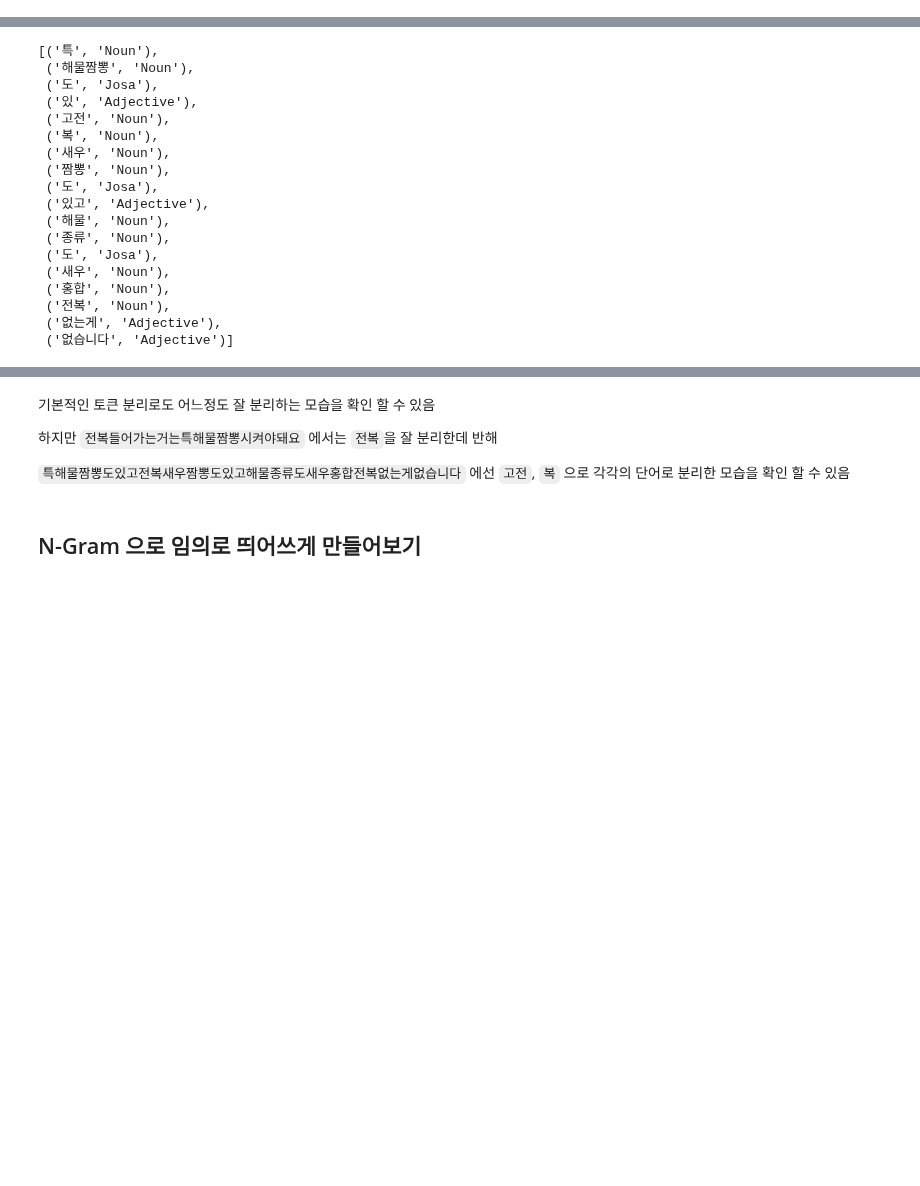
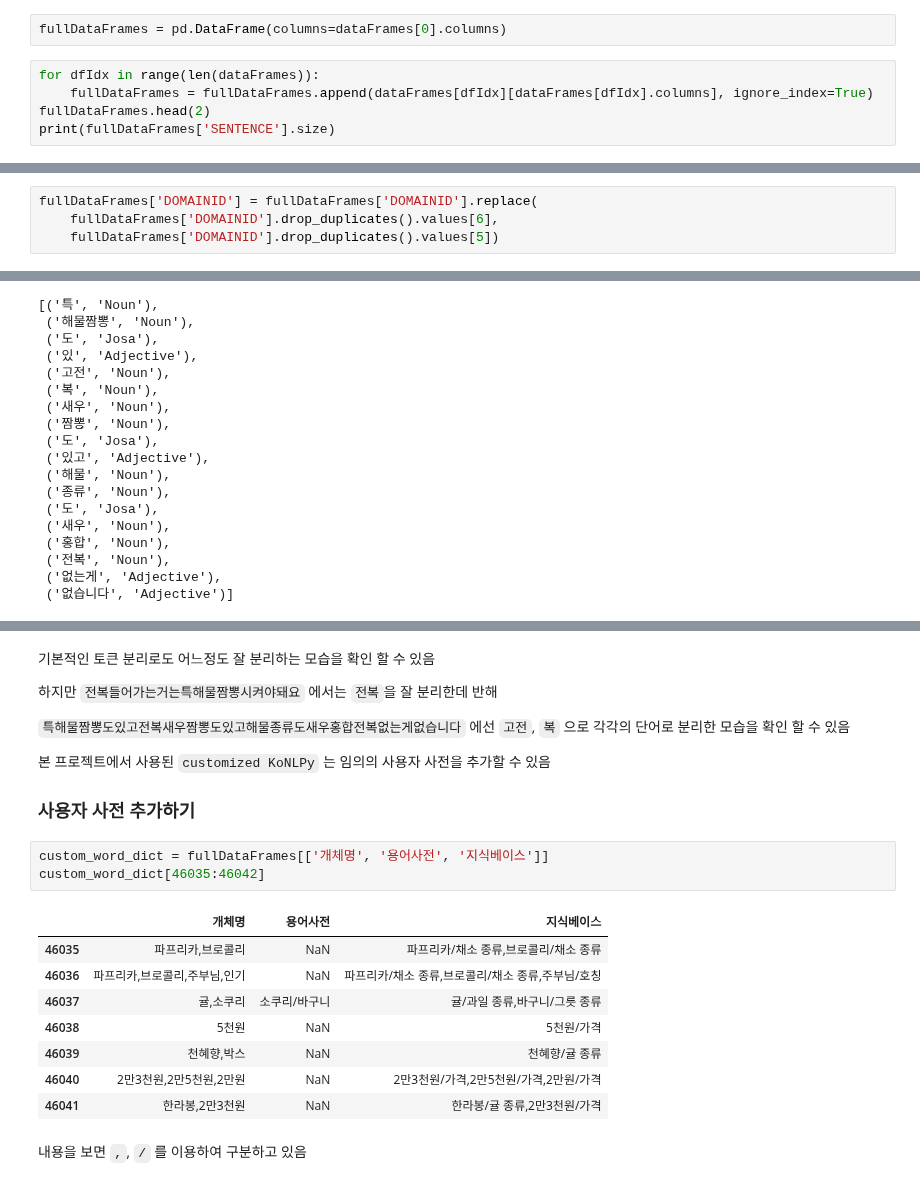
Before and after one commit to KangnamUnivShuttle/tensor_study, a Jupyter notebook: notebook/NLP/Data preprocessing.ipynb, the cells around one changed output, grey strips where cells are left out. Saved outputs shown, nothing was run; the diff lists cells and outputs as text; blank space fills up the shorter version.

```diff
--- a/notebook/NLP/Data preprocessing.ipynb
+++ b/notebook/NLP/Data preprocessing.ipynb
@@ -74,0 +69,7 @@ splitedDataFrame.head(2)
+# %%
+fullDataFrames = pd.DataFrame(columns=dataFrames[0].columns)
+# %%
+for dfIdx in range(len(dataFrames)):
+    fullDataFrames = fullDataFrames.append(dataFrames[dfIdx][dataFrames[dfIdx].columns], ignore_index=True)
+fullDataFrames.head(2)
+print(fullDataFrames['SENTENCE'].size)
@@ -74,0 +118,4 @@ splitedDataFrame.head(2)
+# %%
+fullDataFrames['DOMAINID'] = fullDataFrames['DOMAINID'].replace(
+    fullDataFrames['DOMAINID'].drop_duplicates().values[6],
+    fullDataFrames['DOMAINID'].drop_duplicates().values[5])
@@ -473,5 +498,22 @@ twitter.pos('특해물짬뽕도있고전복새우짬뽕도있고해물종류도
 하지만 `전복들어가는거는특해물짬뽕시켜야돼요` 에서는 `전복`을 잘 분리한데 반해
 
 `특해물짬뽕도있고전복새우짬뽕도있고해물종류도새우홍합전복없는게없습니다` 에선 `고전`, `복` 으로 각각의 단어로 분리한 모습을 확인 할 수 있음
+
+
+본 프로젝트에서 사용된 `customized KoNLPy` 는 임의의 사용자 사전을 추가할 수 있음
+
+### 사용자 사전 추가하기
-# %% [markdown]
-## N-Gram 으로 임의로 띄어쓰게 만들어보기
+# %%
+custom_word_dict = fullDataFrames[['개체명', '용어사전', '지식베이스']]
+custom_word_dict[46035:46042]
+# %% [output]
+|  | 개체명 | 용어사전 | 지식베이스 |
+| 46035 | 파프리카,브로콜리 | NaN | 파프리카/채소 종류,브로콜리/채소 종류 |
+| 46036 | 파프리카,브로콜리,주부님,인기 | NaN | 파프리카/채소 종류,브로콜리/채소 종류,주부님/호칭 |
+| 46037 | 귤,소쿠리 | 소쿠리/바구니 | 귤/과일 종류,바구니/그릇 종류 |
+| 46038 | 5천원 | NaN | 5천원/가격 |
+| 46039 | 천혜향,박스 | NaN | 천혜향/귤 종류 |
+| 46040 | 2만3천원,2만5천원,2만원 | NaN | 2만3천원/가격,2만5천원/가격,2만원/가격 |
+| 46041 | 한라봉,2만3천원 | NaN | 한라봉/귤 종류,2만3천원/가격 |
+# %% [markdown]
+내용을 보면 `,`, `/` 를 이용하여 구분하고 있음
```
Also changed, not shown: parts of 39 cells of this notebook, 1 other file.
